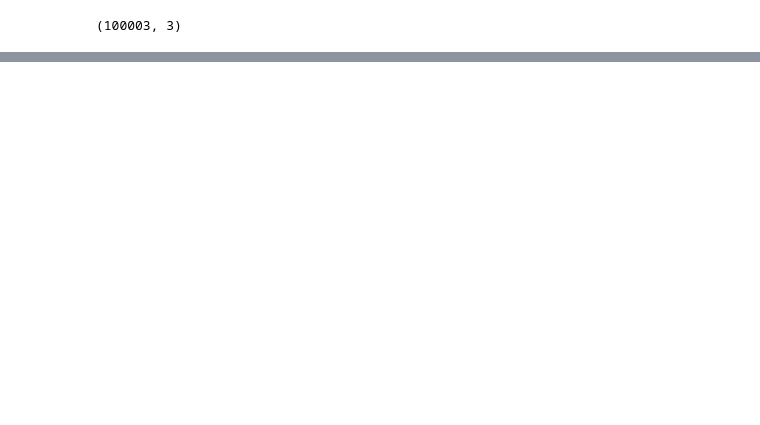
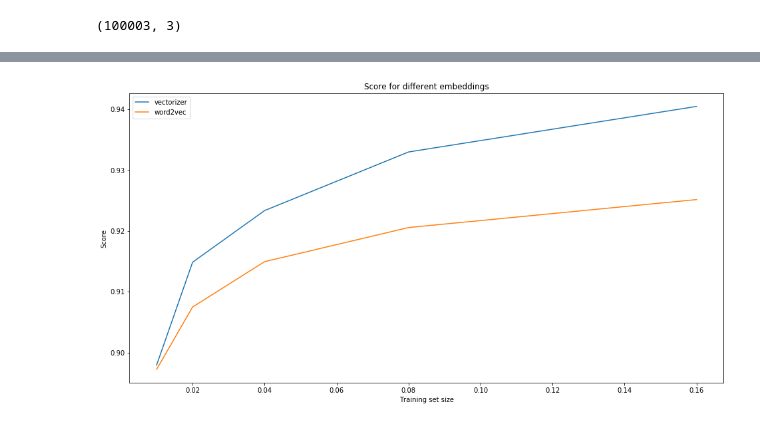
Before and after one commit to barcelonagse-datascience/text-mining-2020-continuous-embeddings-muellerm-95, a Jupyter notebook: assignment.ipynb, the cells around one changed output, grey strips where cells are left out. Saved outputs shown, nothing was run; the diff lists cells and outputs as text; code cells hidden in the pictures; blank space fills up the shorter version.

```diff
--- a/assignment.ipynb
+++ b/assignment.ipynb
@@ -183,0 +67,5 @@ plt.legend()
+# %%
+# train model on full set
+model = Word2Vec(min_count=1,size=50)
+model.build_vocab(docs)
+model.train(docs, total_examples=model.corpus_count, epochs=5)
@@ -183,0 +81,77 @@ plt.legend()
+# %%
+X_w2v=[]
+for doc in docs:
+    docvec=np.zeros(shape=(50,))
+    for word in doc:
+        docvec+=model.wv[word]
+    docvec=docvec/np.linalg.norm(docvec)
+    X_w2v+=[docvec.tolist()]
+X_w2v=np.asarray(X_w2v)
+
+# replace possible nans
+col_mean = np.nanmean(X_w2v, axis=0)
+inds = np.where(np.isnan(X_w2v))
+X_w2v[inds]=np.take(col_mean, inds[1])
+# %%
+# try cbow and window size 5
+df=pd.DataFrame(columns=['method','test_size','score'])
+test_size_range=[0.01,0.02,0.04,0.08,0.16]
+for test_size in test_size_range:
+    print('Currently at test size {}'.format(test_size))
+
+    # train test split
+    X_train, X_test, y_train, y_test = train_test_split(
+        docs, y, test_size=(1-test_size), random_state=42)
+
+    X_train2, X_test2, y_train2, y_test2 = train_test_split(
+        X_w2v, y, test_size=(1-test_size), random_state=42)
+
+    print('split done')
+
+    # initialize vectorizer
+    vectorizer = TfidfVectorizer(min_df=2,
+                                 max_df=.8,
+                                 preprocessor=preprocess1,
+                                 stop_words='english',
+                                 use_idf=False,
+                                 norm=False)
+
+    # transform for vectorizer
+    X_train1 = vectorizer.fit_transform([' '.join(doc) for doc in X_train])
+    X_test1 = vectorizer.transform([' '.join(doc) for doc in X_test])
+
+    print('vectorizer done')
+
+    # logistic regr with vectorized data
+    clf1=LogisticRegression(random_state=0)
+    clf1.fit(X_train1,y_train)
+    preds1=clf1.predict(X_test1)
+    score1=sum(y_test==preds1)/len(preds1)
+
+    print('logistic regression 1 done')
+
+    # append result to df
+    df=df.append({'method':'vectorizer','test_size':test_size,'score':score1},ignore_index=True)
+
+    # perform logistic regression
+    clf2=LogisticRegression(random_state=0)
+    clf2.fit(X_train2,y_train2)
+    preds2=clf2.predict(X_test2)
+    score2=sum(y_test2==preds2)/len(preds2)
+
+    print('logistic regression 2 done')
+
+    # append result to df
+    df=df.append({'method':'word2vec','test_size':test_size,'score':score2},ignore_index=True)
+
+vec_df=df[df.method=='vectorizer']
+word_df=df[df.method=='word2vec']
+
+plt.figure(figsize=(16,8))
+plt.plot(vec_df.test_size,vec_df.score,label='vectorizer')
+plt.plot(word_df.test_size,word_df.score,label='word2vec')
+plt.title('Score for different embeddings')
+plt.xlabel('Training set size')
+plt.ylabel('Score')
+plt.legend()
+# %% [output]
@@ -183,0 +191 @@ plt.legend()
+[figure, added]
```
Also changed, not shown: parts of 17 cells of this notebook.
